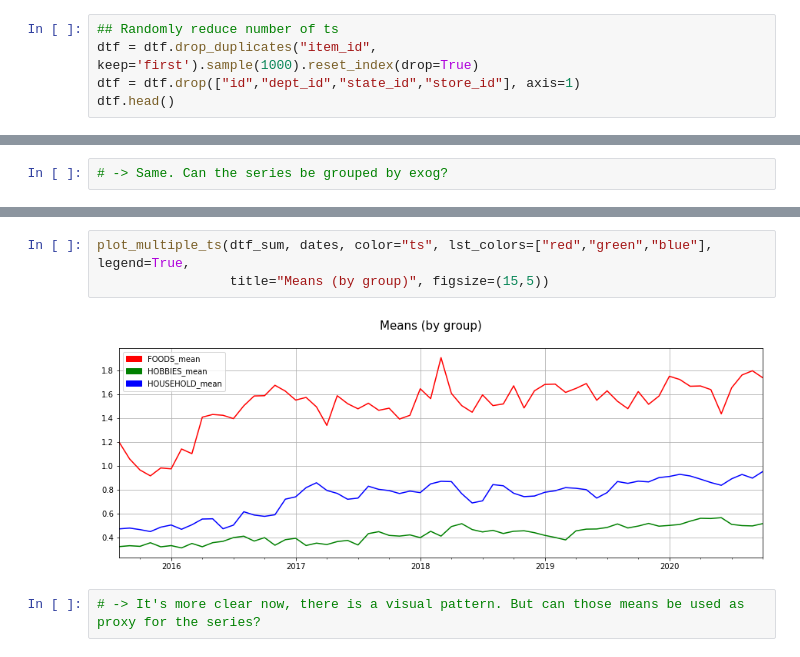
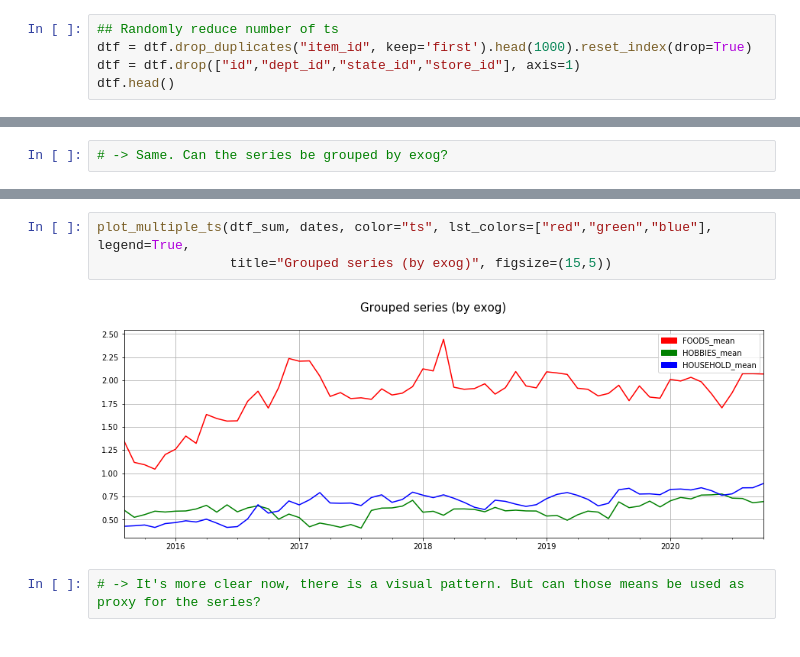
Before and after one commit to mdipietro09/DataScience_ArtificialIntelligence_Utils, a Jupyter notebook: time_series/example_multiple_series.ipynb, the cells around one changed output, grey strips where cells are left out. Saved outputs shown, nothing was run; the diff lists cells and outputs as text.

```diff
--- a/time_series/example_multiple_series.ipynb
+++ b/time_series/example_multiple_series.ipynb
@@ -28,7 +28,7 @@ dtf.head()
 5 rows × 1919 columns
 # %%
 ## Randomly reduce number of ts
-dtf = dtf.drop_duplicates("item_id", keep='first').sample(1000).reset_index(drop=True)
+dtf = dtf.drop_duplicates("item_id", keep='first').head(1000).reset_index(drop=True)
 dtf = dtf.drop(["id","dept_id","state_id","store_id"], axis=1)
 dtf.head()
 # %% [output]
@@ -104,9 +106,9 @@ dtf_sum
 3 rows × 64 columns
 # %%
 plot_multiple_ts(dtf_sum, dates, color="ts", lst_colors=["red","green","blue"], legend=True,
-                 title="Means (by group)", figsize=(15,5))
+                 title="Grouped series (by exog)", figsize=(15,5))
 # %% [output]
-[figure, old version]
+[figure, new version]
 # %%
 # -> It's more clear now, there is a visual pattern. But can those means be used as proxy for the series?
 # %%
```
Also changed, not shown: parts of 28 cells of this notebook, 4 other files.
